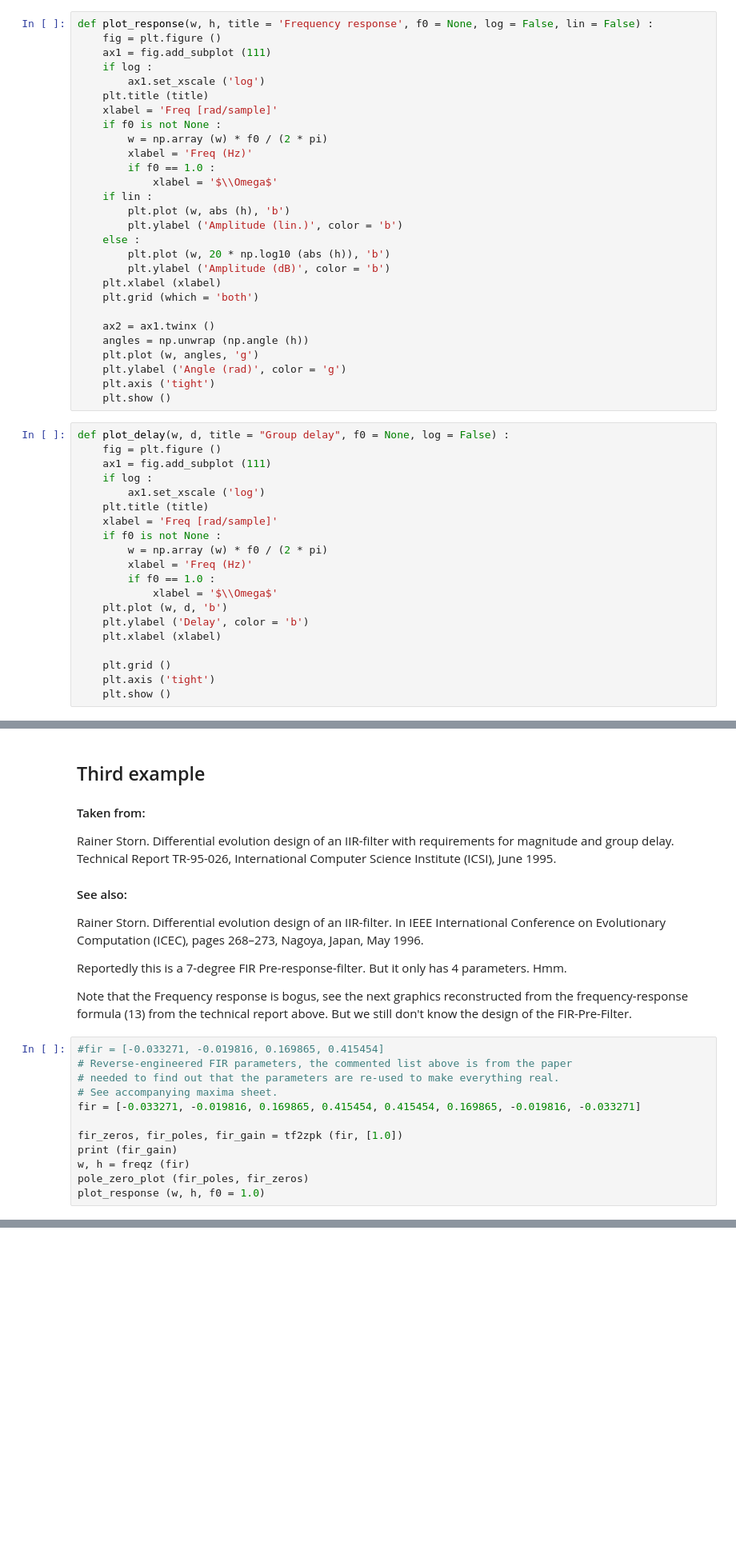
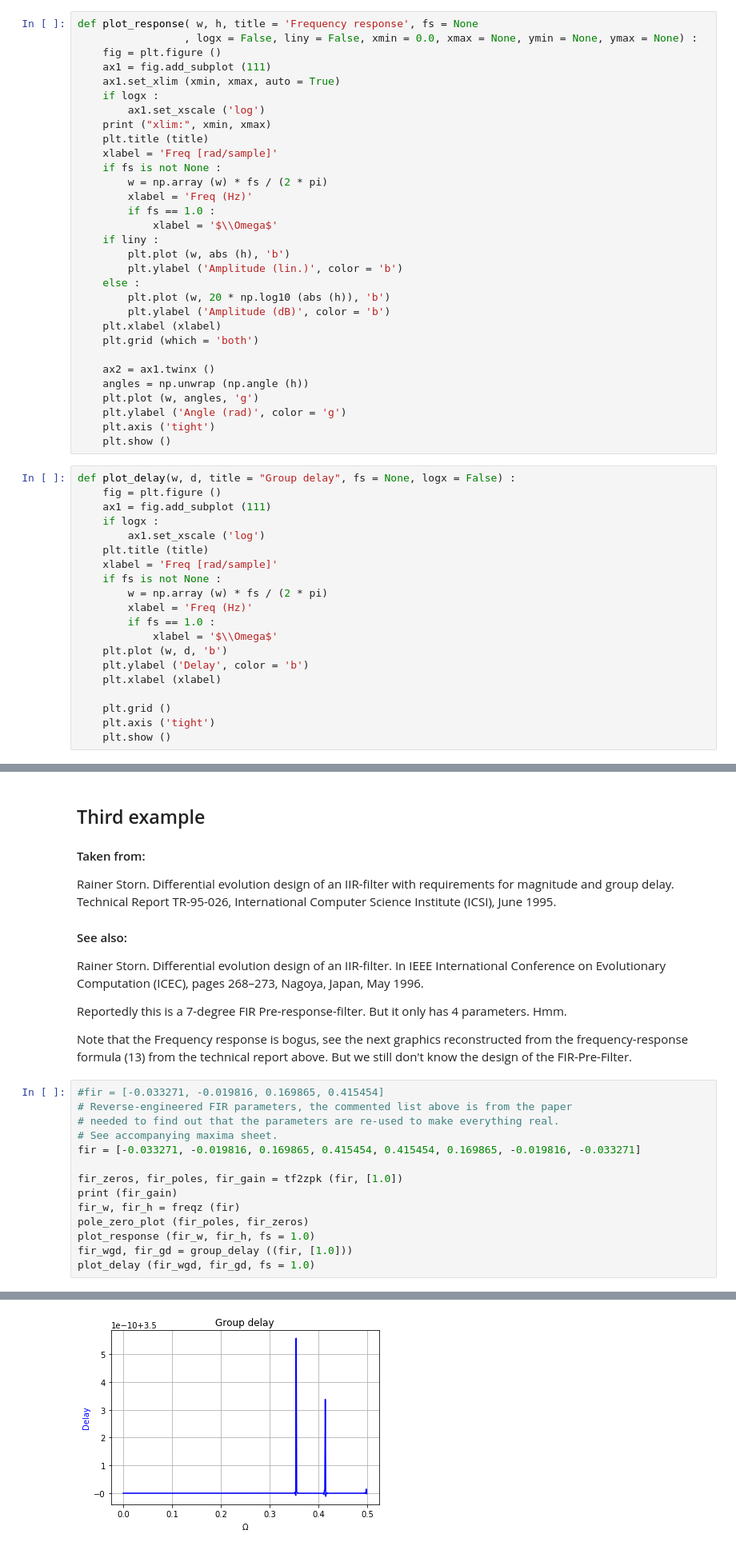
Before and after one commit to schlatterbeck/filter-optimizer, a Jupyter notebook: IIR_Filter.ipynb, the cells around one changed output, grey strips where cells are left out. Shown at 80% size. Saved outputs shown, nothing was run; the diff lists cells and outputs as text; blank space fills up the shorter version.

```diff
--- a/IIR_Filter.ipynb
+++ b/IIR_Filter.ipynb
@@ -5,19 +5,22 @@ import numpy as np
 from math import e, pi, sin, cos
 %matplotlib inline
 # %%
-def plot_response(w, h, title = 'Frequency response', f0 = None, log = False, lin = False) :
+def plot_response( w, h, title = 'Frequency response', fs = None
+                 , logx = False, liny = False, xmin = 0.0, xmax = None, ymin = None, ymax = None) :
     fig = plt.figure ()
     ax1 = fig.add_subplot (111)
-    if log :
+    ax1.set_xlim (xmin, xmax, auto = True)
+    if logx :
         ax1.set_xscale ('log')
+    print ("xlim:", xmin, xmax)
     plt.title (title)
     xlabel = 'Freq [rad/sample]'
-    if f0 is not None :
-        w = np.array (w) * f0 / (2 * pi)
+    if fs is not None :
+        w = np.array (w) * fs / (2 * pi)
         xlabel = 'Freq (Hz)'
-        if f0 == 1.0 :
+        if fs == 1.0 :
             xlabel = '$\\Omega$'
-    if lin :
+    if liny :
         plt.plot (w, abs (h), 'b')
         plt.ylabel ('Amplitude (lin.)', color = 'b')
     else :
@@ -33,17 +36,17 @@ def plot_response(w, h, title = 'Frequency response', f0 = None, log = False, li
     plt.axis ('tight')
     plt.show ()
 # %%
-def plot_delay(w, d, title = "Group delay", f0 = None, log = False) :
+def plot_delay(w, d, title = "Group delay", fs = None, logx = False) :
     fig = plt.figure ()
     ax1 = fig.add_subplot (111)
-    if log :
+    if logx :
         ax1.set_xscale ('log')
     plt.title (title)
     xlabel = 'Freq [rad/sample]'
-    if f0 is not None :
-        w = np.array (w) * f0 / (2 * pi)
+    if fs is not None :
+        w = np.array (w) * fs / (2 * pi)
         xlabel = 'Freq (Hz)'
-        if f0 == 1.0 :
+        if fs == 1.0 :
             xlabel = '$\\Omega$'
     plt.plot (w, d, 'b')
     plt.ylabel ('Delay', color = 'b')
@@ -195,9 +200,11 @@ fir = [-0.033271, -0.019816, 0.169865, 0.415454, 0.415454, 0.169865, -0.019816,
 
 fir_zeros, fir_poles, fir_gain = tf2zpk (fir, [1.0])
 print (fir_gain)
-w, h = freqz (fir)
+fir_w, fir_h = freqz (fir)
 pole_zero_plot (fir_poles, fir_zeros)
-plot_response (w, h, f0 = 1.0)
+plot_response (fir_w, fir_h, fs = 1.0)
+fir_wgd, fir_gd = group_delay ((fir, [1.0]))
+plot_delay (fir_wgd, fir_gd, fs = 1.0)
 # %% [output]
 -0.033271
 [figure]
@@ -204,4 +212,5 @@ plot_response (w, h, f0 = 1.0)
 [figure]
+[figure, added]
 # %% [markdown]
 This is the frequency response of the Pre-Filter according to Storn technical report formula (1) (the part that belongs to the FIR filter)
 # %%
```
Also changed, not shown: parts of 11 cells of this notebook.
